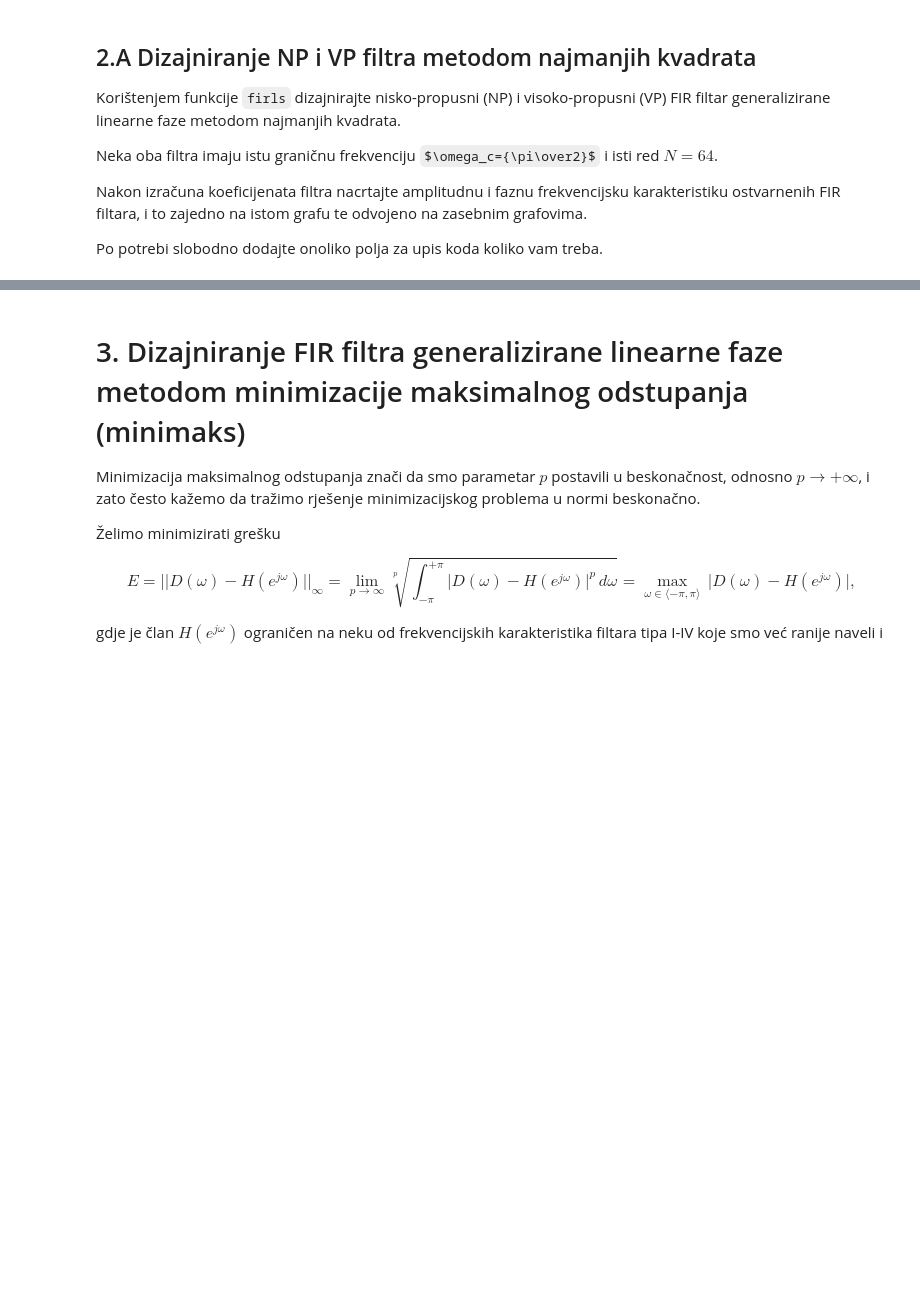
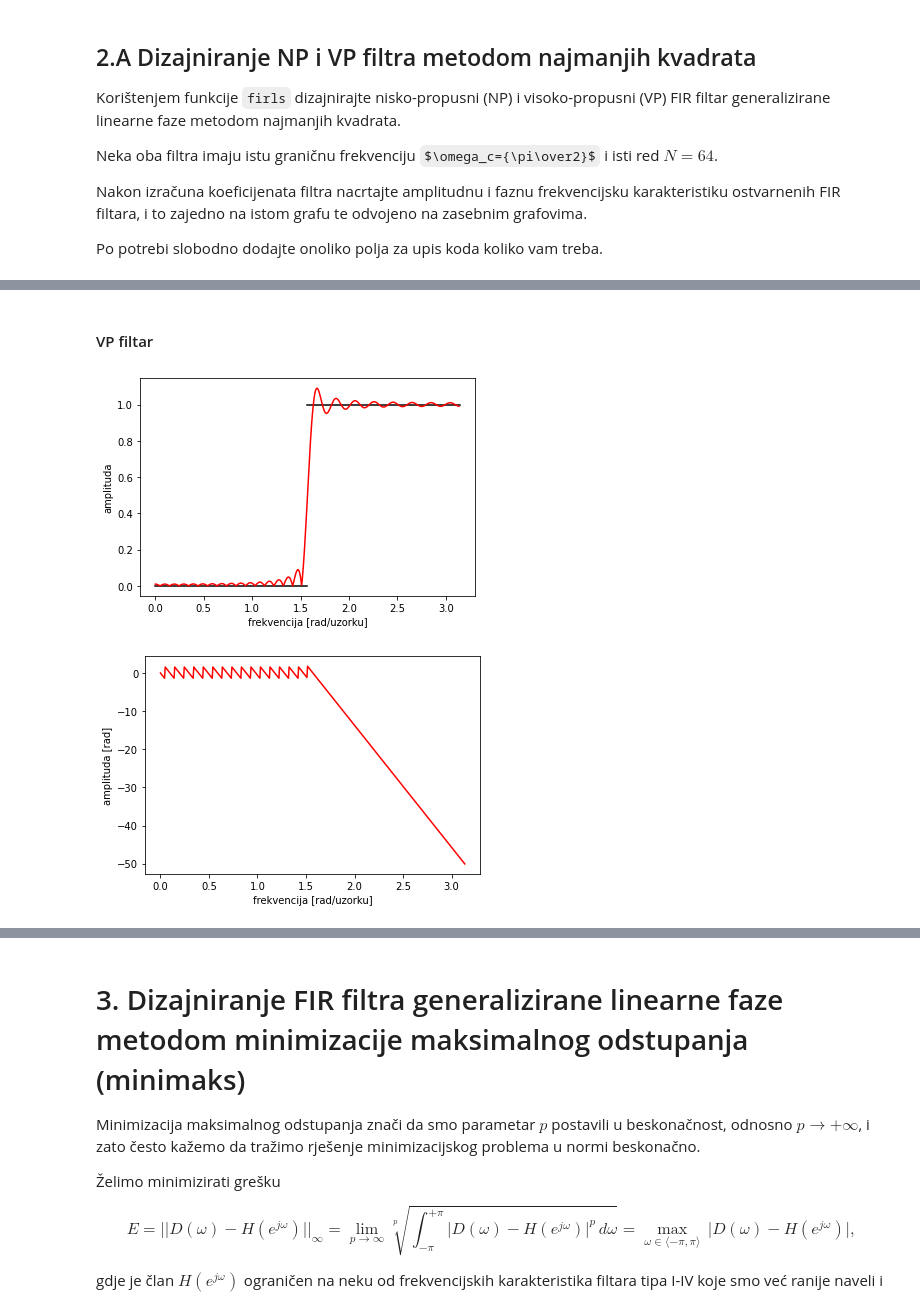
Before and after one commit to sskender/signal-processing, a Jupyter notebook: OOS_2021-2022_Vjezba_4_Dizajn_FIR_Filtara.ipynb, the cells around one changed output, grey strips where cells are left out. Saved outputs shown, nothing was run; the diff lists cells and outputs as text; code cells hidden in the pictures; some formulas as TeX source; blank space fills up the shorter version.

```diff
--- a/OOS_2021-2022_Vjezba_4_Dizajn_FIR_Filtara.ipynb
+++ b/OOS_2021-2022_Vjezba_4_Dizajn_FIR_Filtara.ipynb
@@ -465,0 +492,28 @@ Po potrebi slobodno dodajte onoliko polja za upis koda koliko vam treba.
+# %% [markdown]
+#### VP filtar
+# %%
+M2 = 64;
+
+F_ls2 = [0, 0.5, 0.5, 1];
+A_ls2 = [0,   0,   1, 1];
+
+W_ls2 = array(F_ls2) * pi;
+figure(1);
+for i in range(0, len(F_ls2), 2):
+  plot([W_ls2[i], W_ls2[i+1]], [A_ls2[i], A_ls2[i+1]] , 'k');
+
+h_ls2 = firls(M+1, F_ls2, A_ls2);
+
+W_ls2, H_ls2 = freqz(h_ls2);
+
+plot(W_ls2, abs(H_ls2), 'r');
+xlabel('frekvencija [rad/uzorku]');
+ylabel('amplituda');
+
+figure(2);
+plot(W_ls2, unwrap(angle(H_ls2)), 'r');
+xlabel('frekvencija [rad/uzorku]');
+ylabel('amplituda [rad]');
+# %% [output]
+[figure, added]
+[figure, added]
```
Also changed, not shown: parts of 19 cells of this notebook.
